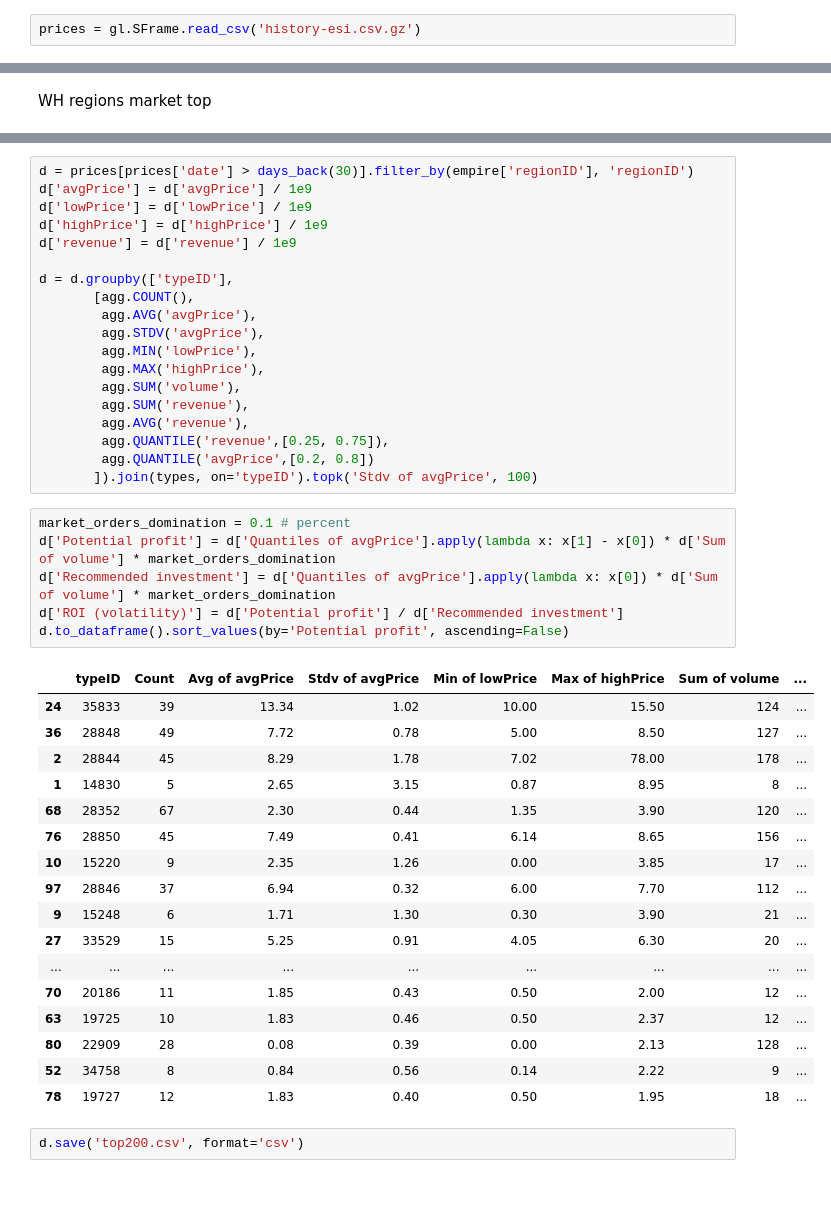
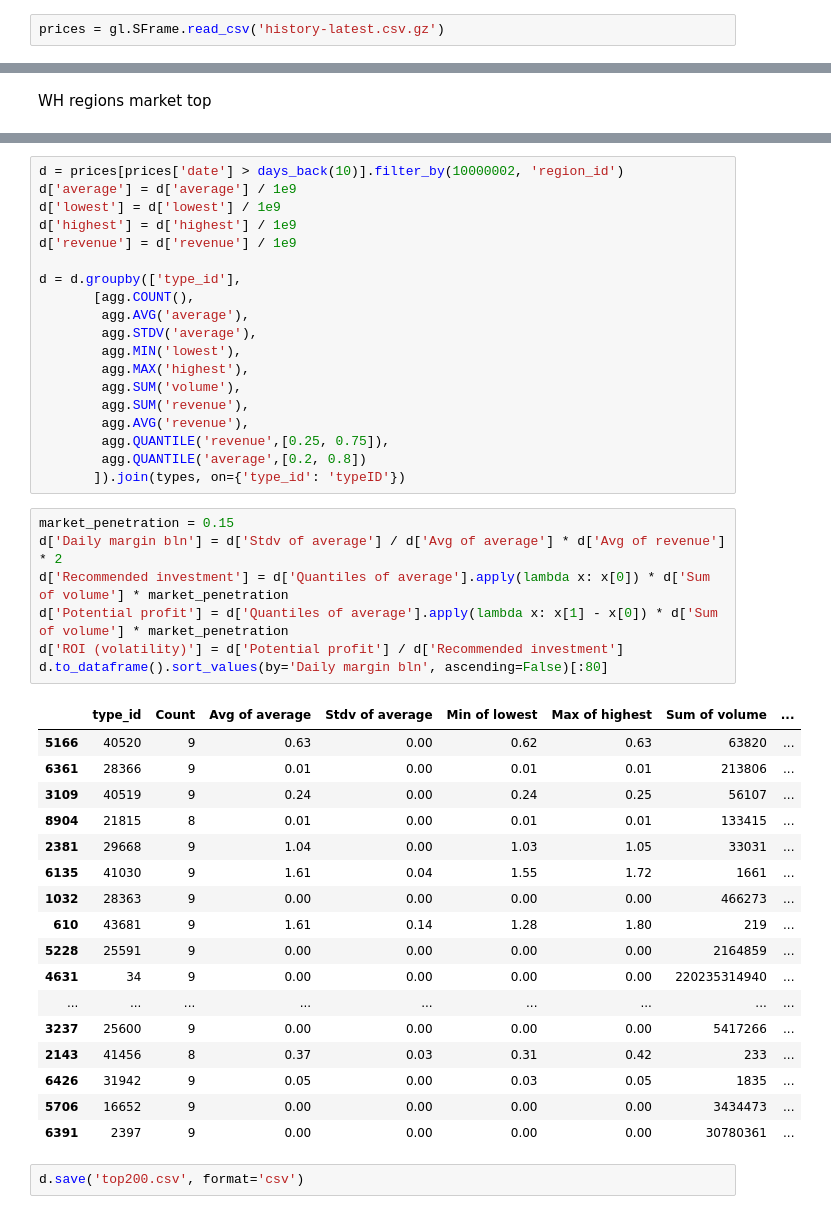
Before and after one commit to evrial/EVE-market-data, a Jupyter notebook: EVE_market.ipynb, the cells around one changed output, grey strips where cells are left out. Drawn from its saved outputs; the diff is of its cells as text.

```diff
--- a/EVE_market.ipynb
+++ b/EVE_market.ipynb
@@ -60,5 +63,5 @@ types.dtype()
 # %% [output]
 [int, str]
 # %%
-prices = gl.SFrame.read_csv('history-esi.csv.gz')
+prices = gl.SFrame.read_csv('history-latest.csv.gz')
 # %% [output]
@@ -295,46 +249,47 @@ prices[prices['date'] > days_back(30)] \
 # %%
-d = prices[prices['date'] > days_back(30)].filter_by(empire['regionID'], 'regionID')
-d['avgPrice'] = d['avgPrice'] / 1e9
-d['lowPrice'] = d['lowPrice'] / 1e9
-d['highPrice'] = d['highPrice'] / 1e9
+d = prices[prices['date'] > days_back(10)].filter_by(10000002, 'region_id')
+d['average'] = d['average'] / 1e9
+d['lowest'] = d['lowest'] / 1e9
+d['highest'] = d['highest'] / 1e9
 d['revenue'] = d['revenue'] / 1e9
 
-d = d.groupby(['typeID'],
+d = d.groupby(['type_id'],
        [agg.COUNT(),
-        agg.AVG('avgPrice'),
-        agg.STDV('avgPrice'),
-        agg.MIN('lowPrice'),
-        agg.MAX('highPrice'),
+        agg.AVG('average'),
+        agg.STDV('average'),
+        agg.MIN('lowest'),
+        agg.MAX('highest'),
         agg.SUM('volume'),
         agg.SUM('revenue'),
         agg.AVG('revenue'),
         agg.QUANTILE('revenue',[0.25, 0.75]),
-        agg.QUANTILE('avgPrice',[0.2, 0.8])
-       ]).join(types, on='typeID').topk('Stdv of avgPrice', 100)
+        agg.QUANTILE('average',[0.2, 0.8])
+       ]).join(types, on={'type_id': 'typeID'})
 # %%
-market_orders_domination = 0.1 # percent
-d['Potential profit'] = d['Quantiles of avgPrice'].apply(lambda x: x[1] - x[0]) * d['Sum of volume'] * market_orders_domination
-d['Recommended investment'] = d['Quantiles of avgPrice'].apply(lambda x: x[0]) * d['Sum of volume'] * market_orders_domination
+market_penetration = 0.15
+d['Daily margin bln'] = d['Stdv of average'] / d['Avg of average'] * d['Avg of revenue'] * 2
+d['Recommended investment'] = d['Quantiles of average'].apply(lambda x: x[0]) * d['Sum of volume'] * market_penetration
+d['Potential profit'] = d['Quantiles of average'].apply(lambda x: x[1] - x[0]) * d['Sum of volume'] * market_penetration
 d['ROI (volatility)'] = d['Potential profit'] / d['Recommended investment']
-d.to_dataframe().sort_values(by='Potential profit', ascending=False)
+d.to_dataframe().sort_values(by='Daily margin bln', ascending=False)[:80]
 # %% [output]
-|  | typeID | Count | Avg of avgPrice | Stdv of avgPrice | Min of lowPrice | Max of highPrice | Sum of volume | ... |
-| 24 | 35833 | 39 | 13.34 | 1.02 | 10.00 | 15.50 | 124 | ... |
-| 36 | 28848 | 49 | 7.72 | 0.78 | 5.00 | 8.50 | 127 | ... |
-| 2 | 28844 | 45 | 8.29 | 1.78 | 7.02 | 78.00 | 178 | ... |
-| 1 | 14830 | 5 | 2.65 | 3.15 | 0.87 | 8.95 | 8 | ... |
-| 68 | 28352 | 67 | 2.30 | 0.44 | 1.35 | 3.90 | 120 | ... |
-| 76 | 28850 | 45 | 7.49 | 0.41 | 6.14 | 8.65 | 156 | ... |
-| 10 | 15220 | 9 | 2.35 | 1.26 | 0.00 | 3.85 | 17 | ... |
-| 97 | 28846 | 37 | 6.94 | 0.32 | 6.00 | 7.70 | 112 | ... |
-| 9 | 15248 | 6 | 1.71 | 1.30 | 0.30 | 3.90 | 21 | ... |
-| 27 | 33529 | 15 | 5.25 | 0.91 | 4.05 | 6.30 | 20 | ... |
+|  | type_id | Count | Avg of average | Stdv of average | Min of lowest | Max of highest | Sum of volume | ... |
+| 5166 | 40520 | 9 | 0.63 | 0.00 | 0.62 | 0.63 | 63820 | ... |
+| 6361 | 28366 | 9 | 0.01 | 0.00 | 0.01 | 0.01 | 213806 | ... |
+| 3109 | 40519 | 9 | 0.24 | 0.00 | 0.24 | 0.25 | 56107 | ... |
+| 8904 | 21815 | 8 | 0.01 | 0.00 | 0.01 | 0.01 | 133415 | ... |
+| 2381 | 29668 | 9 | 1.04 | 0.00 | 1.03 | 1.05 | 33031 | ... |
+| 6135 | 41030 | 9 | 1.61 | 0.04 | 1.55 | 1.72 | 1661 | ... |
+| 1032 | 28363 | 9 | 0.00 | 0.00 | 0.00 | 0.00 | 466273 | ... |
+| 610 | 43681 | 9 | 1.61 | 0.14 | 1.28 | 1.80 | 219 | ... |
+| 5228 | 25591 | 9 | 0.00 | 0.00 | 0.00 | 0.00 | 2164859 | ... |
+| 4631 | 34 | 9 | 0.00 | 0.00 | 0.00 | 0.00 | 220235314940 | ... |
 | ... | ... | ... | ... | ... | ... | ... | ... | ... |
-| 70 | 20186 | 11 | 1.85 | 0.43 | 0.50 | 2.00 | 12 | ... |
-| 63 | 19725 | 10 | 1.83 | 0.46 | 0.50 | 2.37 | 12 | ... |
-| 80 | 22909 | 28 | 0.08 | 0.39 | 0.00 | 2.13 | 128 | ... |
-| 52 | 34758 | 8 | 0.84 | 0.56 | 0.14 | 2.22 | 9 | ... |
-| 78 | 19727 | 12 | 1.83 | 0.40 | 0.50 | 1.95 | 18 | ... |
+| 3237 | 25600 | 9 | 0.00 | 0.00 | 0.00 | 0.00 | 5417266 | ... |
+| 2143 | 41456 | 8 | 0.37 | 0.03 | 0.31 | 0.42 | 233 | ... |
+| 6426 | 31942 | 9 | 0.05 | 0.00 | 0.03 | 0.05 | 1835 | ... |
+| 5706 | 16652 | 9 | 0.00 | 0.00 | 0.00 | 0.00 | 3434473 | ... |
+| 6391 | 2397 | 9 | 0.00 | 0.00 | 0.00 | 0.00 | 30780361 | ... |
 # %%
 d.save('top200.csv', format='csv')
 # %%
```
Also changed, not shown: parts of 34 cells of this notebook, 6 other files.
